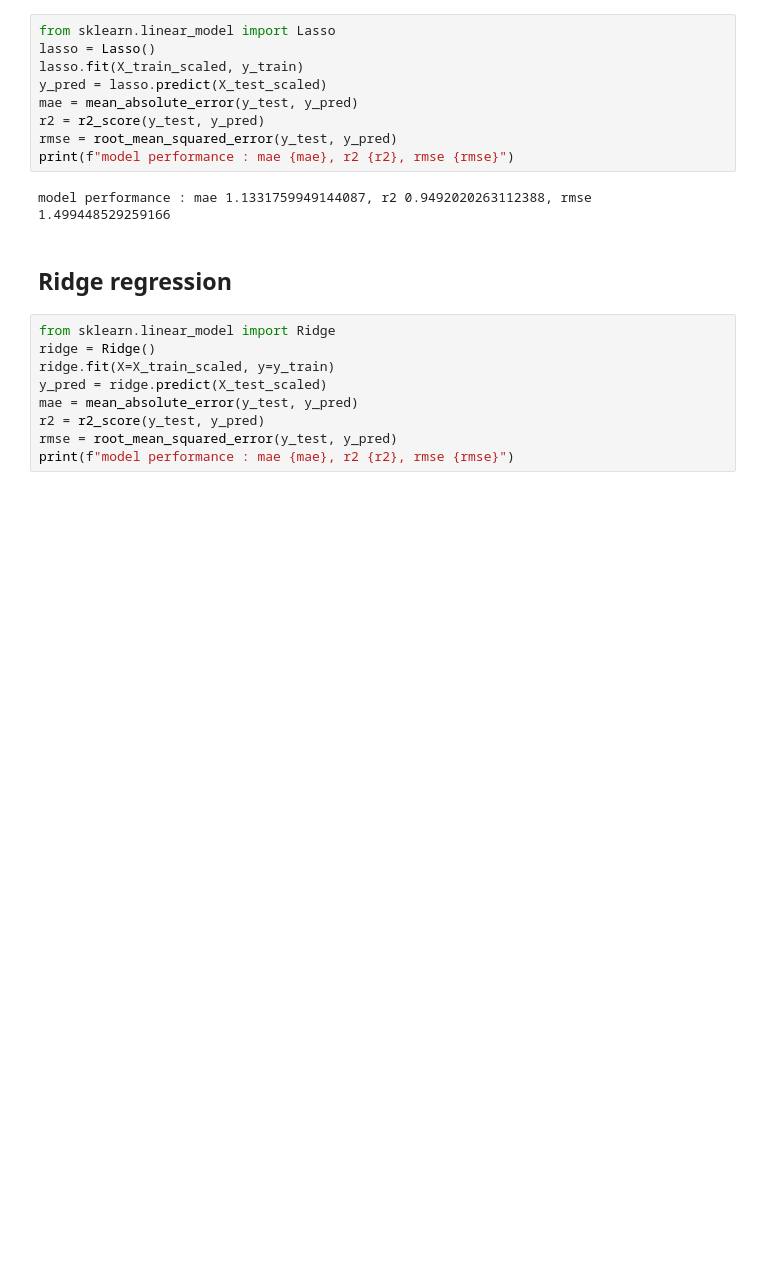
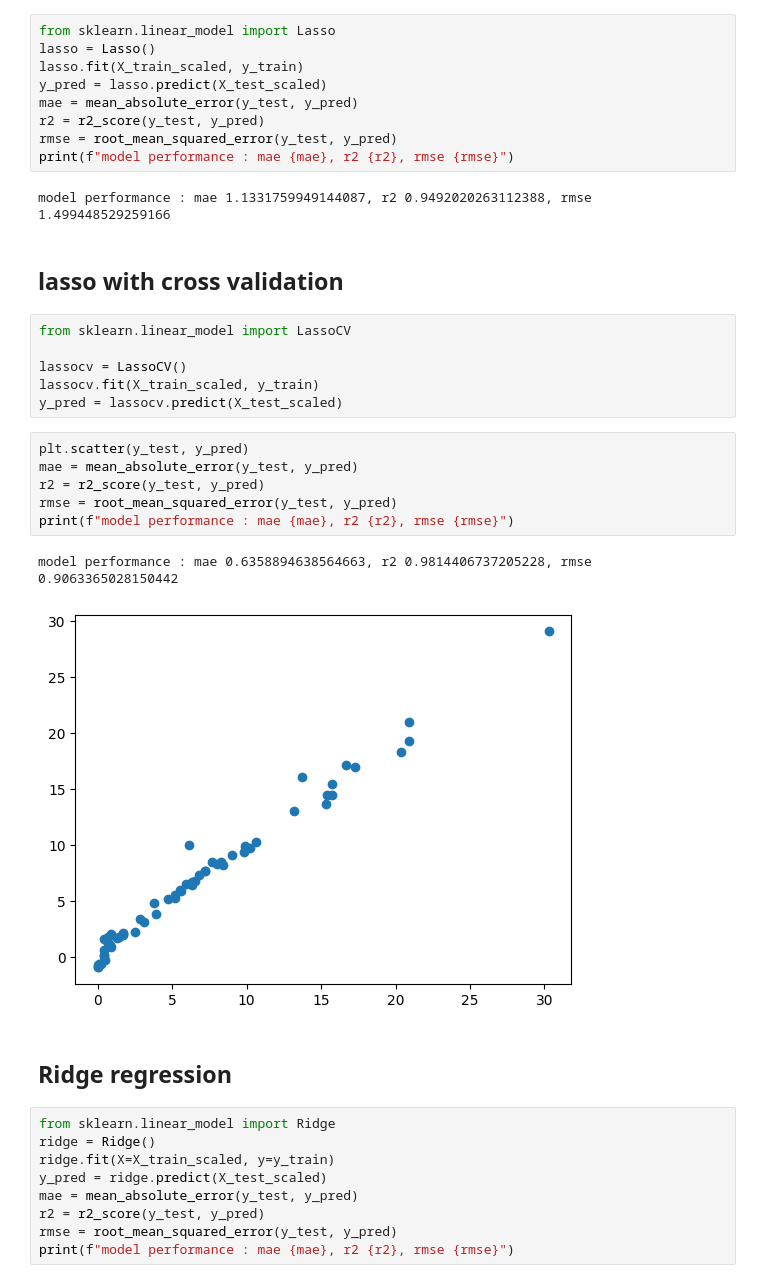
Before and after one commit to sushant5320/Machine_learning, a Jupyter notebook: Ridge Lassso Elastic Regression Practicals/Model_training.ipynb, the cells around one changed output. Drawn from its saved outputs; the diff is of its cells as text; blank space fills up the shorter version.

Commit message:
modification in training models, hyperparametrs tunning

```diff
--- a/Ridge Lassso Elastic Regression Practicals/Model_training.ipynb
+++ b/Ridge Lassso Elastic Regression Practicals/Model_training.ipynb
@@ -170,6 +170,23 @@ rmse = root_mean_squared_error(y_test, y_pred)
 print(f"model performance : mae {mae}, r2 {r2}, rmse {rmse}")
 # %% [output]
 model performance : mae 1.1331759949144087, r2 0.9492020263112388, rmse 1.499448529259166
+# %% [markdown]
+## lasso with cross validation
+# %%
+from sklearn.linear_model import LassoCV
+
+lassocv = LassoCV()
+lassocv.fit(X_train_scaled, y_train)
+y_pred = lassocv.predict(X_test_scaled)
+# %%
+plt.scatter(y_test, y_pred)
+mae = mean_absolute_error(y_test, y_pred)
+r2 = r2_score(y_test, y_pred)
+rmse = root_mean_squared_error(y_test, y_pred)
+print(f"model performance : mae {mae}, r2 {r2}, rmse {rmse}")
+# %% [output]
+model performance : mae 0.6358894638564663, r2 0.9814406737205228, rmse 0.9063365028150442
+[figure, added]
 # %% [markdown]
 ## Ridge regression
 # %%
```
Also changed, not shown: parts of 1 cell of this notebook.
